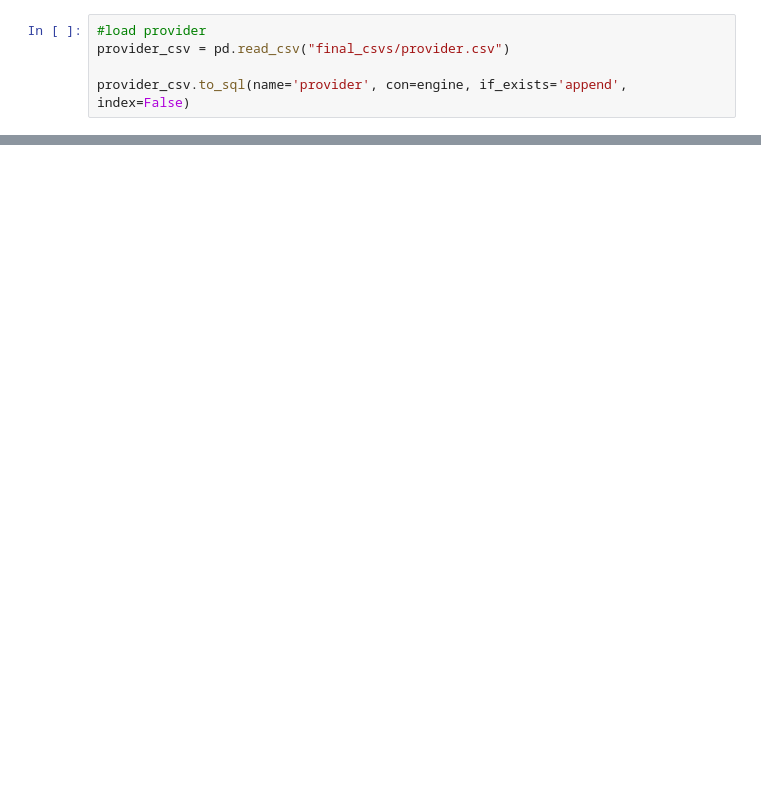
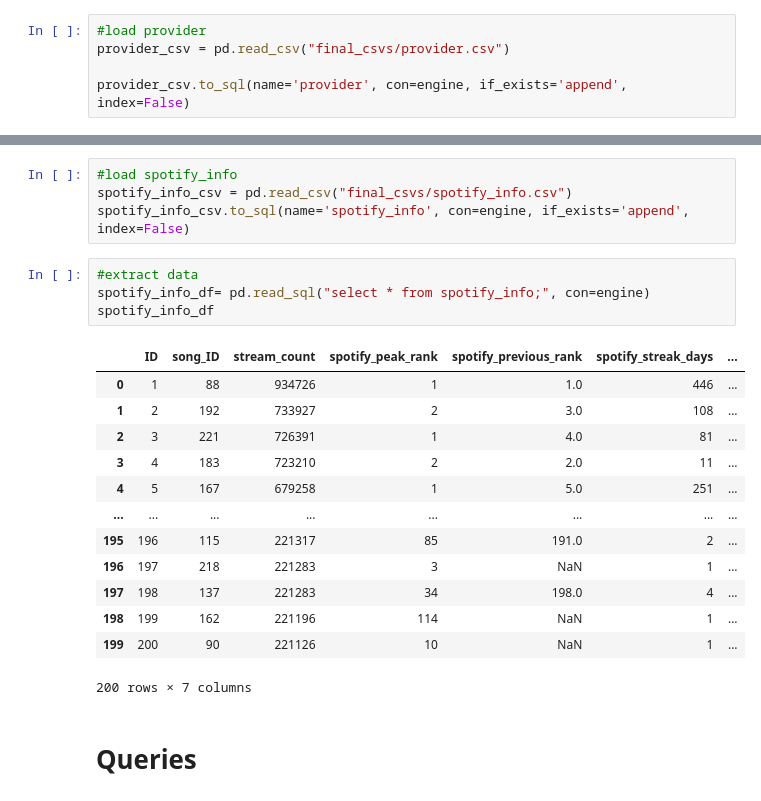
Before and after one commit to alvessab/project2_top_charts, a Jupyter notebook: load.ipynb, the cells around one changed output, grey strips where cells are left out. Drawn from its saved outputs; the diff is of its cells as text; blank space fills up the shorter version.

```diff
--- a/load.ipynb
+++ b/load.ipynb
@@ -155,0 +203,24 @@ songs_df.head()
+# %%
+#load spotify_info
+spotify_info_csv = pd.read_csv("final_csvs/spotify_info.csv")
+spotify_info_csv.to_sql(name='spotify_info', con=engine, if_exists='append', index=False)
+# %%
+#extract data
+spotify_info_df= pd.read_sql("select * from spotify_info;", con=engine)
+spotify_info_df
+# %% [output]
+|  | ID | song_ID | stream_count | spotify_peak_rank | spotify_previous_rank | spotify_streak_days | ... |
+| 0 | 1 | 88 | 934726 | 1 | 1.0 | 446 | ... |
+| 1 | 2 | 192 | 733927 | 2 | 3.0 | 108 | ... |
+| 2 | 3 | 221 | 726391 | 1 | 4.0 | 81 | ... |
+| 3 | 4 | 183 | 723210 | 2 | 2.0 | 11 | ... |
+| 4 | 5 | 167 | 679258 | 1 | 5.0 | 251 | ... |
+| ... | ... | ... | ... | ... | ... | ... | ... |
+| 195 | 196 | 115 | 221317 | 85 | 191.0 | 2 | ... |
+| 196 | 197 | 218 | 221283 | 3 | NaN | 1 | ... |
+| 197 | 198 | 137 | 221283 | 34 | 198.0 | 4 | ... |
+| 198 | 199 | 162 | 221196 | 114 | NaN | 1 | ... |
+| 199 | 200 | 90 | 221126 | 10 | NaN | 1 | ... |
+200 rows × 7 columns
+# %% [markdown]
+# Queries
```
Also changed, not shown: parts of 18 cells of this notebook, 8 other files.
